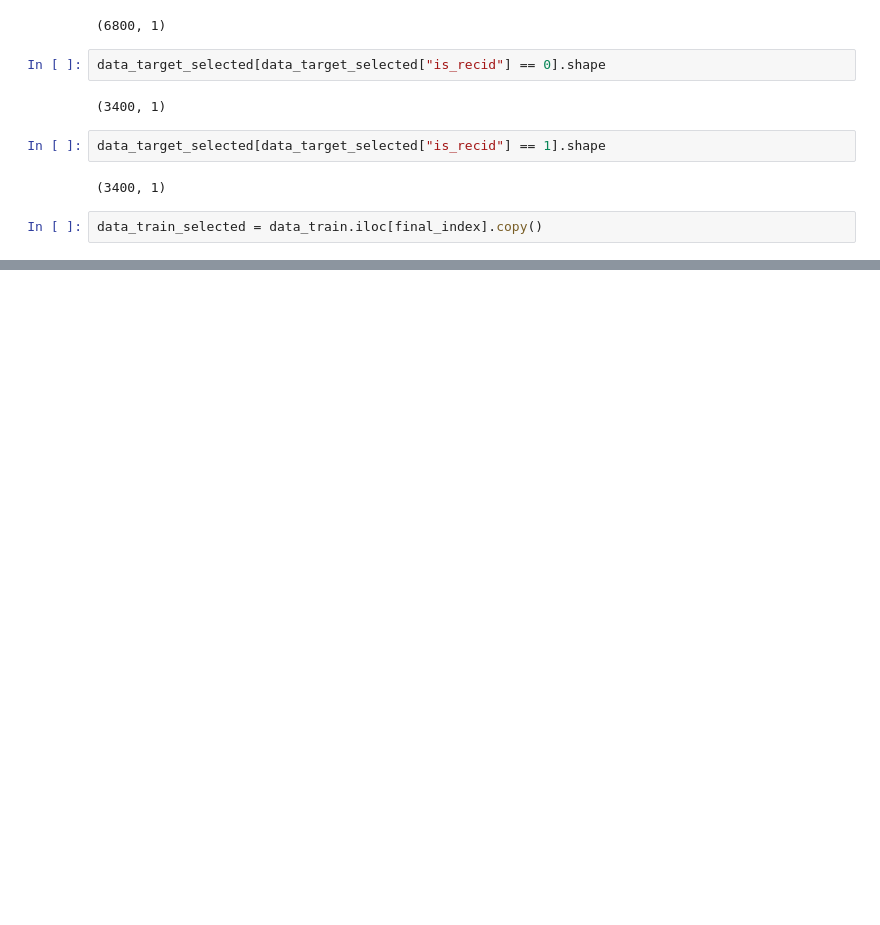
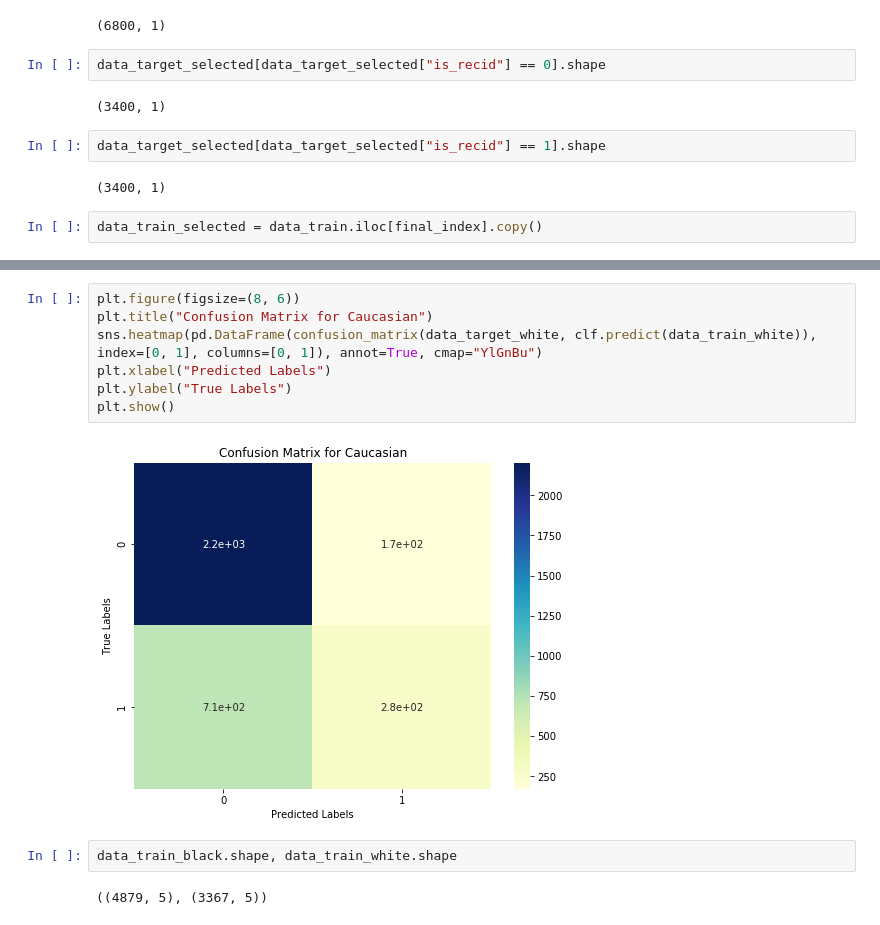
Before and after one commit to teamclouday/DataImputation, a Jupyter notebook: compas.ipynb, the cells around one changed output, grey strips where cells are left out. Drawn from its saved outputs; the diff is of its cells as text; blank space fills up the shorter version.

```diff
--- a/compas.ipynb
+++ b/compas.ipynb
@@ -501,0 +671,13 @@ Forest: 0.6336908446140724
+# %%
+plt.figure(figsize=(8, 6))
+plt.title("Confusion Matrix for Caucasian")
+sns.heatmap(pd.DataFrame(confusion_matrix(data_target_white, clf.predict(data_train_white)), index=[0, 1], columns=[0, 1]), annot=True, cmap="YlGnBu")
+plt.xlabel("Predicted Labels")
+plt.ylabel("True Labels")
+plt.show()
+# %% [output]
+[figure, added]
+# %%
+data_train_black.shape, data_train_white.shape
+# %% [output]
+((4879, 5), (3367, 5))
```
Also changed, not shown: parts of 62 cells of this notebook.
